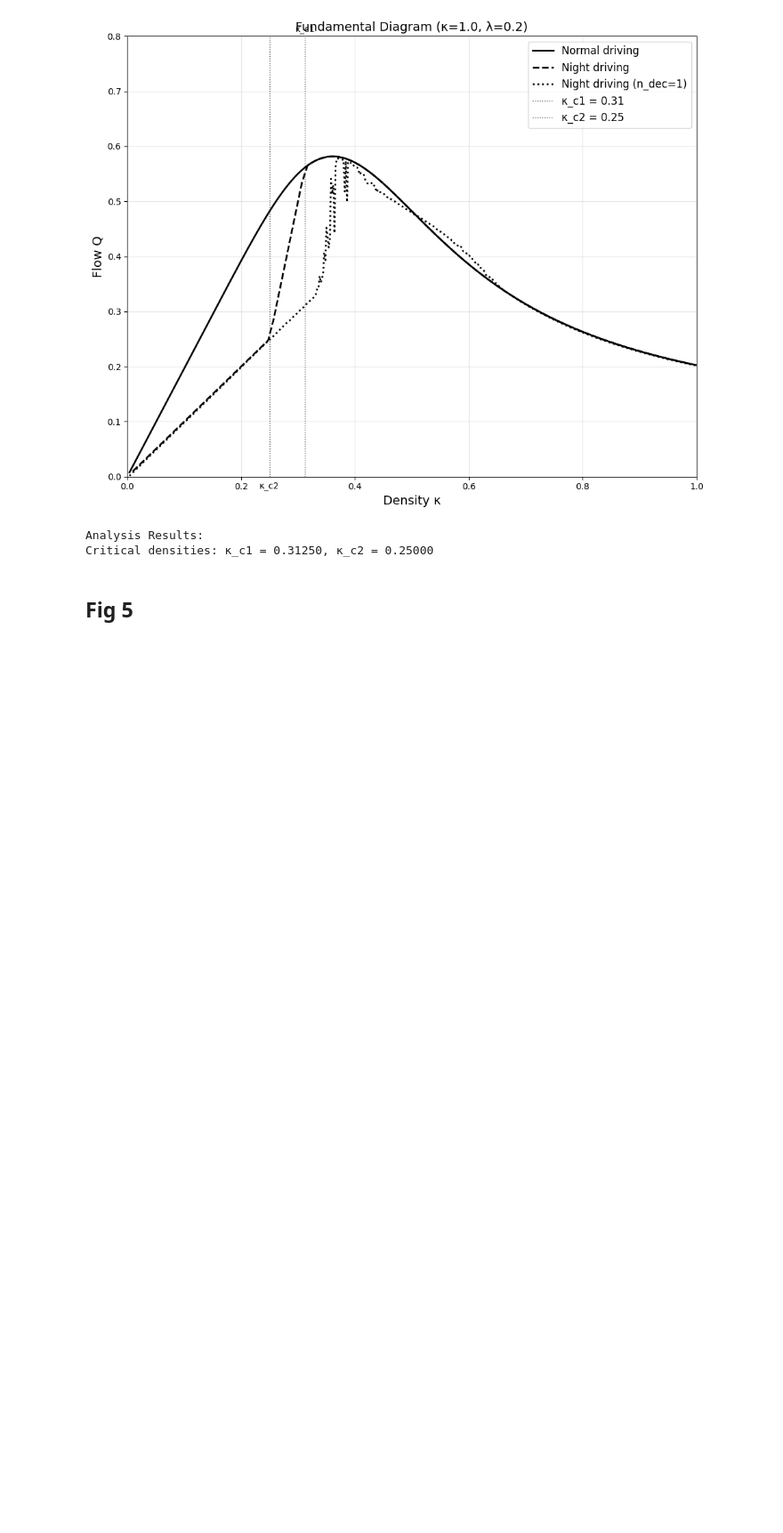
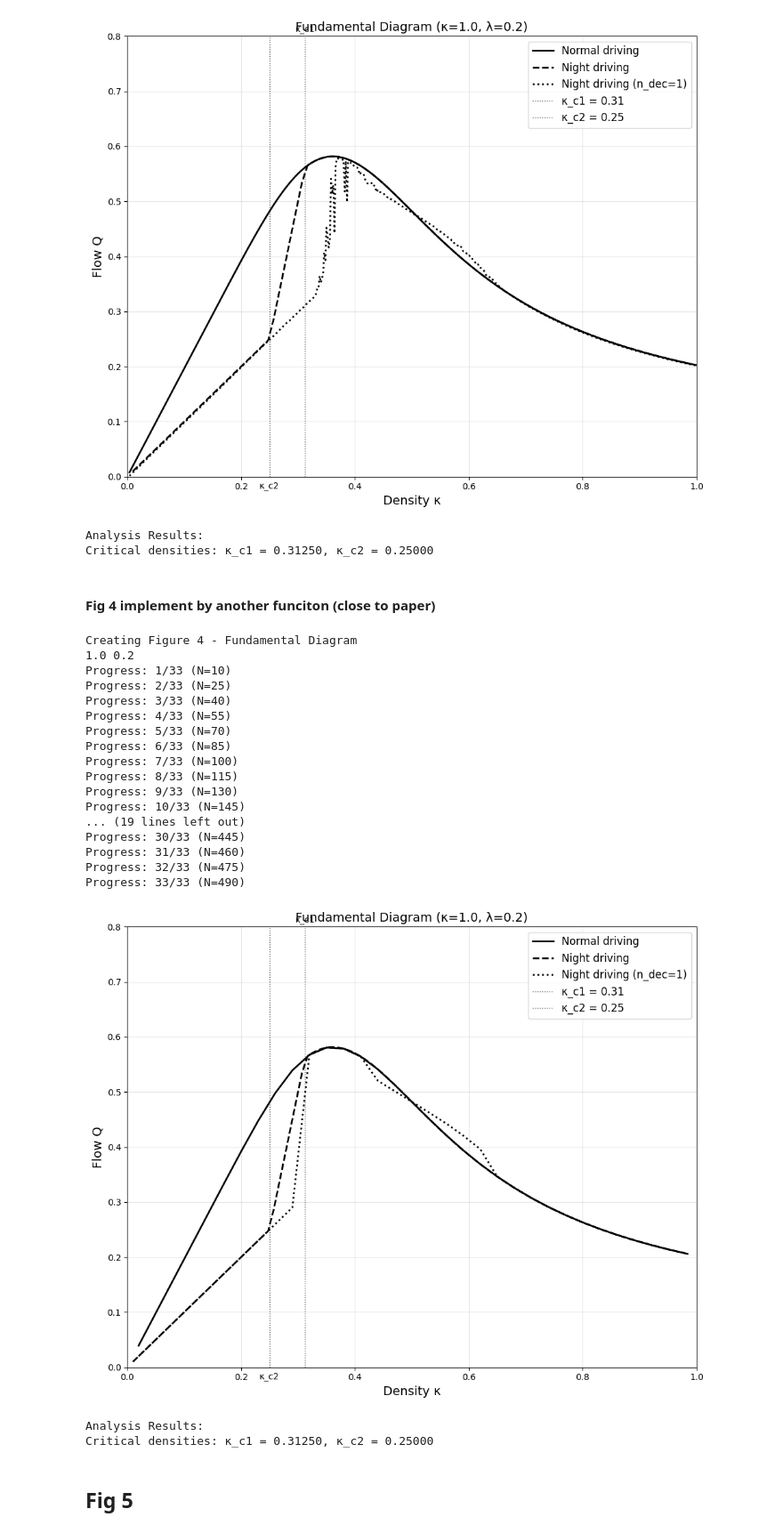
Before and after one commit to bluff-king/Night-driving-behavior, a Jupyter notebook: FWD.ipynb, the cells around one changed output. Shown at 89% size. Drawn from its saved outputs; the diff is of its cells as text; code cells hidden in the pictures; blank space fills up the shorter version.

```diff
--- a/FWD.ipynb
+++ b/FWD.ipynb
@@ -504,6 +504,36 @@ Progress: 451/499 (N=452)
 [figure]
 Analysis Results:
 Critical densities: κ_c1 = 0.31250, κ_c2 = 0.25000
+# %% [markdown]
+#### Fig 4 implement by another funciton (close to paper)
+# %%
+kappa = 1.0
+lambda_param = 0.2
+print("Creating Figure 4 - Fundamental Diagram")
+
+print(kappa, lambda_param)
+results = create_fundamental_diagram_arrays(N_max=501,L=500,k=kappa,lamb=lambda_param, n_dec=1)
+# %% [output]
+Creating Figure 4 - Fundamental Diagram
+1.0 0.2
+Progress: 1/33 (N=10)
+Progress: 2/33 (N=25)
+Progress: 3/33 (N=40)
+Progress: 4/33 (N=55)
+Progress: 5/33 (N=70)
+Progress: 6/33 (N=85)
+Progress: 7/33 (N=100)
+Progress: 8/33 (N=115)
+Progress: 9/33 (N=130)
+Progress: 10/33 (N=145)
+... (19 lines left out)
+Progress: 30/33 (N=445)
+Progress: 31/33 (N=460)
+Progress: 32/33 (N=475)
+Progress: 33/33 (N=490)
+[figure, added]
+Analysis Results:
+Critical densities: κ_c1 = 0.31250, κ_c2 = 0.25000
 # %% [markdown]
 ## Fig 5
 # %%
```
Also changed, not shown: parts of 5 cells of this notebook.
